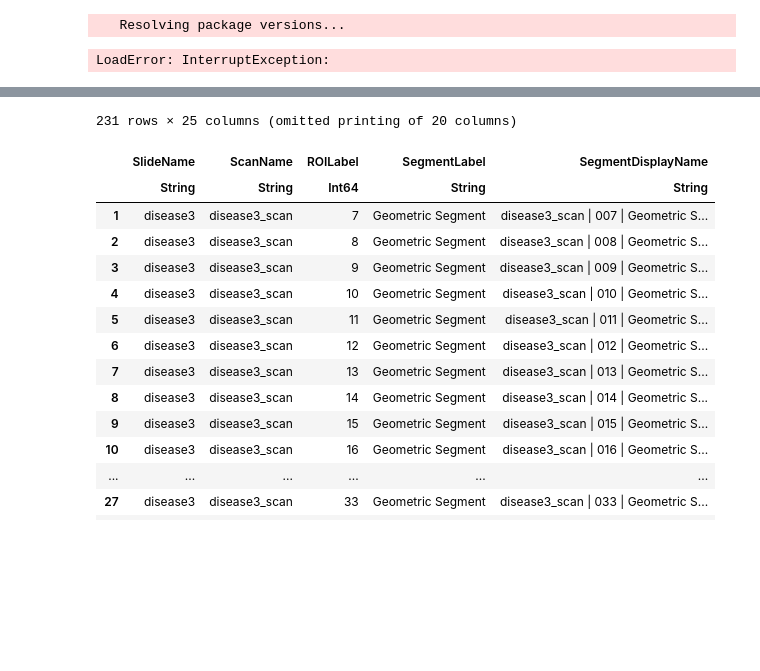
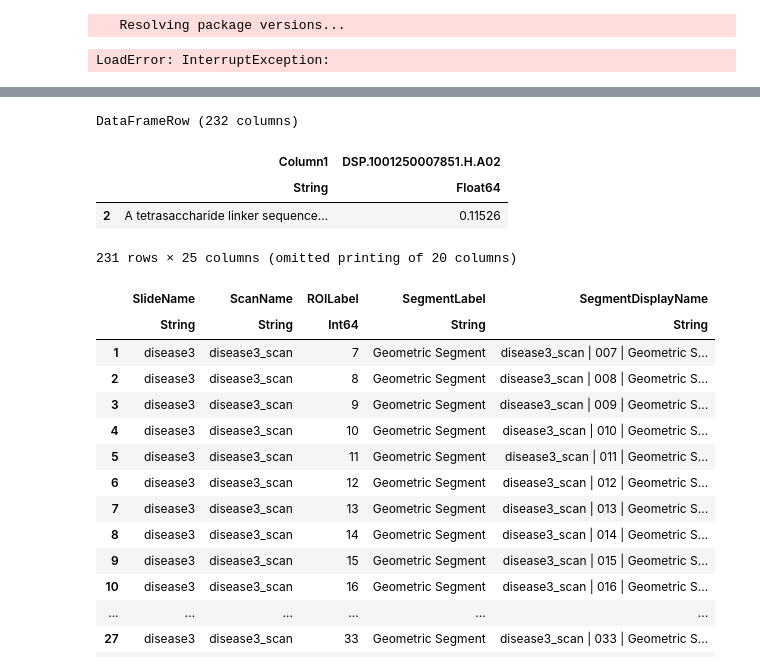
Before and after one commit to uluviano/geomx, a Jupyter notebook: dataFrameTests.ipynb, the cells around one changed output, grey strips where cells are left out. Cells and saved outputs as stored; diff of their text form; code cells hidden in the pictures; blank space fills up the shorter version.

```diff
--- a/dataFrameTests.ipynb
+++ b/dataFrameTests.ipynb
@@ -43,3 +100,10 @@ using Distances
+# %%
+a[2,:]
+# %% [output]
+DataFrameRow (232 columns)
+|  | Column1 | DSP.1001250007851.H.A02 |
+|  | String | Float64 |
+| 2 | A tetrasaccharide linker sequence... | 0.11526 |
 # %%
 using DataFrames
 # %%
```
Also changed, not shown: parts of 9 cells of this notebook, 12 other files.
